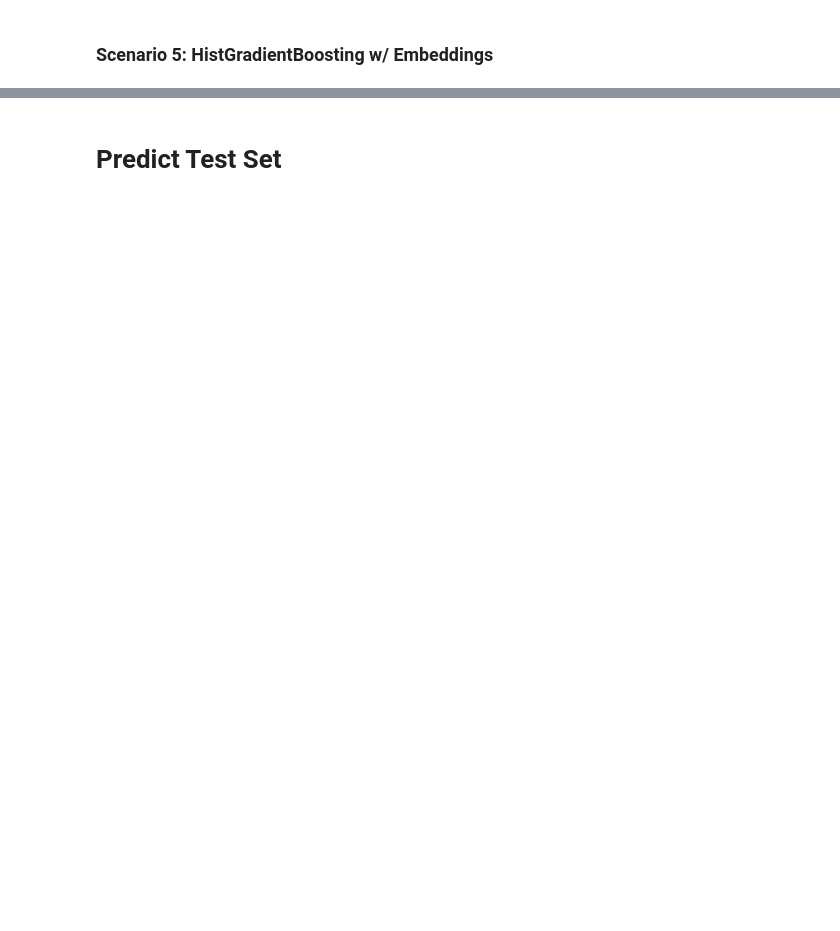
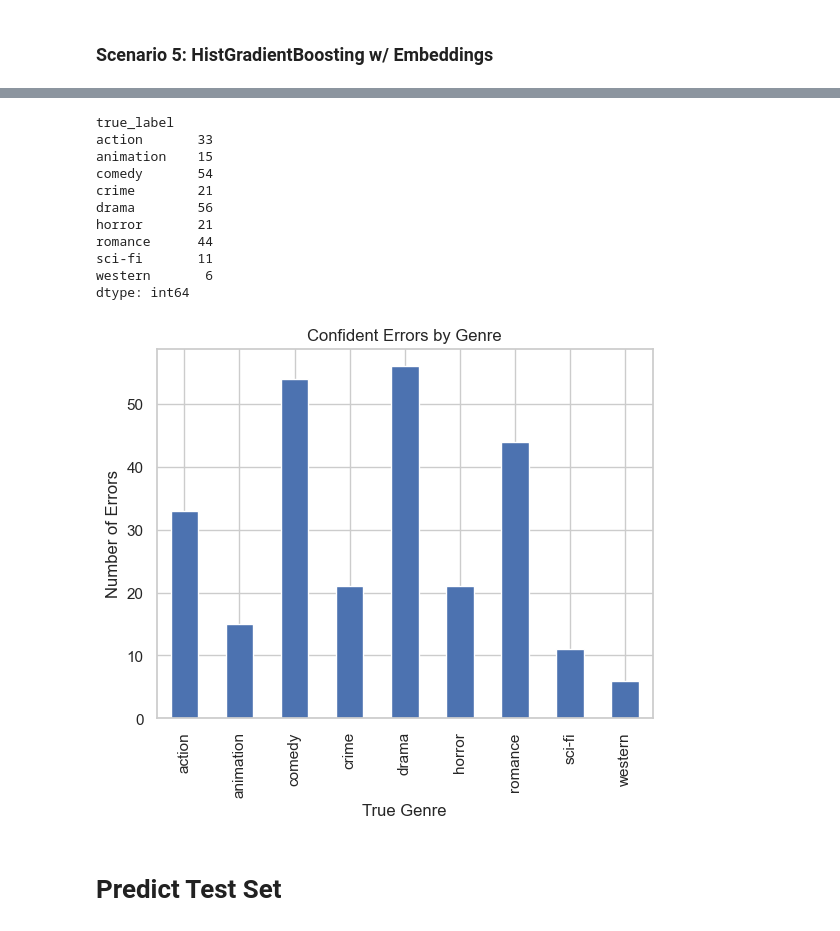
Before and after one commit to vascomgameiro/Movie-Genre-Classification-Project, a Jupyter notebook: notebooks/notebook_final.ipynb, the cells around one changed output, grey strips where cells are left out. Saved outputs shown, nothing was run; the diff lists cells and outputs as text; code cells hidden in the pictures; blank space fills up the shorter version.

```diff
--- a/notebooks/notebook_final.ipynb
+++ b/notebooks/notebook_final.ipynb
@@ -570,3 +889,27 @@ plot_confusion_matrix(cm, decoded_class_names)
+# %%
+df_errors["genre"] = y_test
+
+confident_errors_by_genre = df_misclassified_sorted.groupby("true_label").size()
+print(confident_errors_by_genre)
+
+confident_errors_by_genre.plot(kind="bar")
+plt.title("Confident Errors by Genre")
+plt.xlabel("True Genre")
+plt.ylabel("Number of Errors")
+plt.show()
+# %% [output]
+true_label
+action       33
+animation    15
+comedy       54
+crime        21
+drama        56
+horror       21
+romance      44
+sci-fi       11
+western       6
+dtype: int64
+[figure, added]
 # %% [markdown]
 # Predict Test Set
 # %%
```
Also changed, not shown: parts of 101 cells of this notebook, 4 other files.
